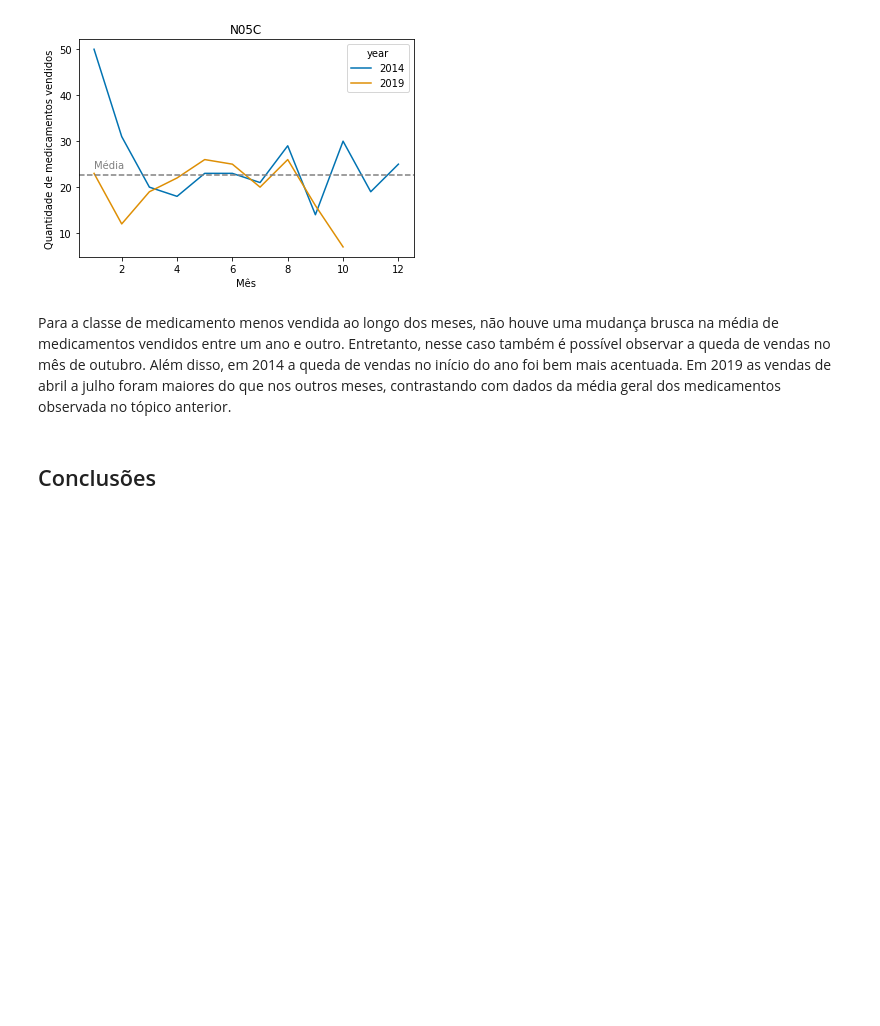
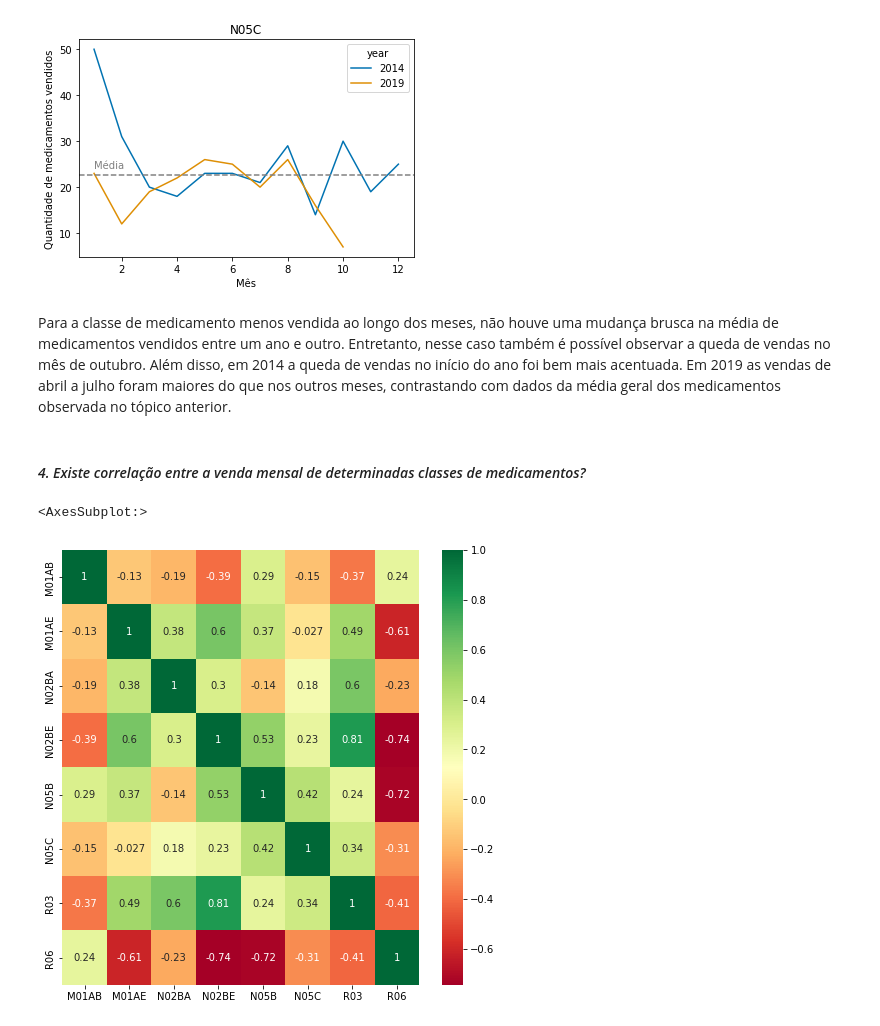
Before and after one commit to ailafelixa/EDA-Pharmaceutical-Sales, a Jupyter notebook: pharma-sales-analysis.ipynb, the cells around one changed output. Cells and saved outputs as stored; diff of their text form; code cells hidden in the pictures; blank space fills up the shorter version.

```diff
--- a/pharma-sales-analysis.ipynb
+++ b/pharma-sales-analysis.ipynb
@@ -547,5 +549,12 @@ Text(0.5, 1.0, 'N05C')
 [figure]
 # %% [markdown]
 Para a classe de medicamento menos vendida ao longo dos meses, não houve uma mudança brusca na média de medicamentos vendidos entre um ano e outro. Entretanto, nesse caso também é possível observar a queda de vendas no mês de outubro. Além disso, em 2014 a queda de vendas no início do ano foi bem mais acentuada. Em 2019 as vendas de abril a julho foram maiores do que nos outros meses, contrastando com dados da média geral dos medicamentos observada no tópico anterior.
-# %% [markdown]
-## Conclusões ##
+# %% [markdown]
+#### *4. Existe correlação entre a venda mensal de determinadas classes de medicamentos?* ####
+# %%
+#Para analisar se existe uma correlação entre a venda mensal das classes de medicamentos vamos recorrer ao heatmap para valores de correlação
+plt.figure(figsize=(8, 8))
+sns.heatmap(df_2.drop('total',axis=1).corr(), annot=True, cmap="RdYlGn")
+# %% [output]
+<AxesSubplot:>
+[figure, added]
```
Also changed, not shown: parts of 4 cells of this notebook.
